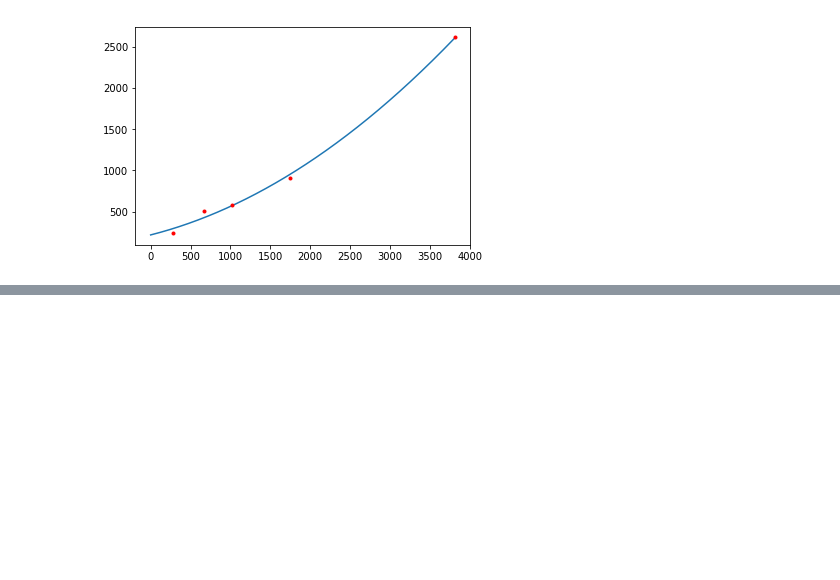
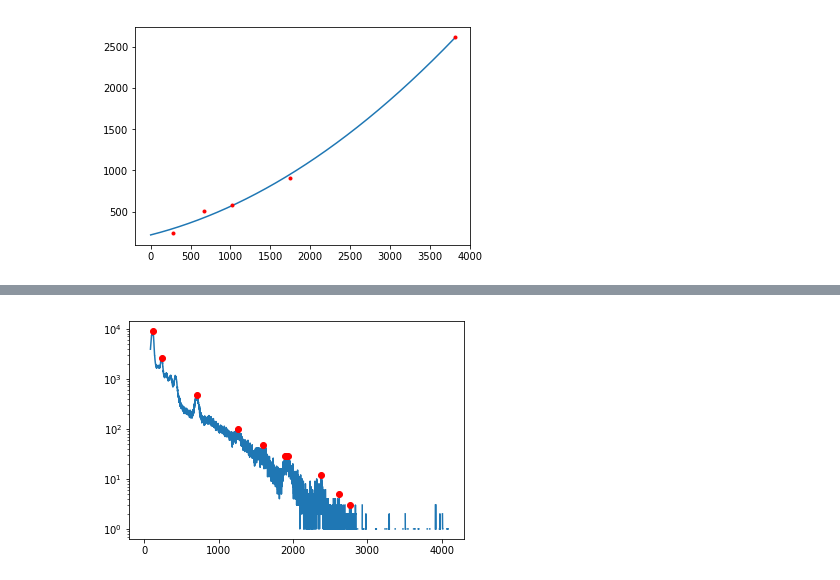
Before and after one commit to likhit2264/dosenet-analysis, a Jupyter notebook: calibration/Thorium Otherdetector.ipynb, the cells around one changed output, grey strips where cells are left out. Saved outputs shown, nothing was run; the diff lists cells and outputs as text; code cells hidden in the pictures; blank space fills up the shorter version.

```diff
--- a/calibration/Thorium Otherdetector.ipynb
+++ b/calibration/Thorium Otherdetector.ipynb
@@ -45,0 +56,9 @@ unlike the first detector, the e-05 term is on the p0 coefficeient instead of p2
+# %%
+#from tryPeakfinder.ipynb:
+pfc_u = [118, 232, 704, 1260, 1604, 1888, 1913, 1935, 2380, 2624, 2762]
+plt.plot(summed_u)
+plt.plot(pfc_u, summed_u[pfc_u], 'ro')
+plt.yscale('log')
+plt.show()
+# %% [output]
+[figure, added]
```
Also changed, not shown: parts of 6 cells of this notebook, 2 other files.
